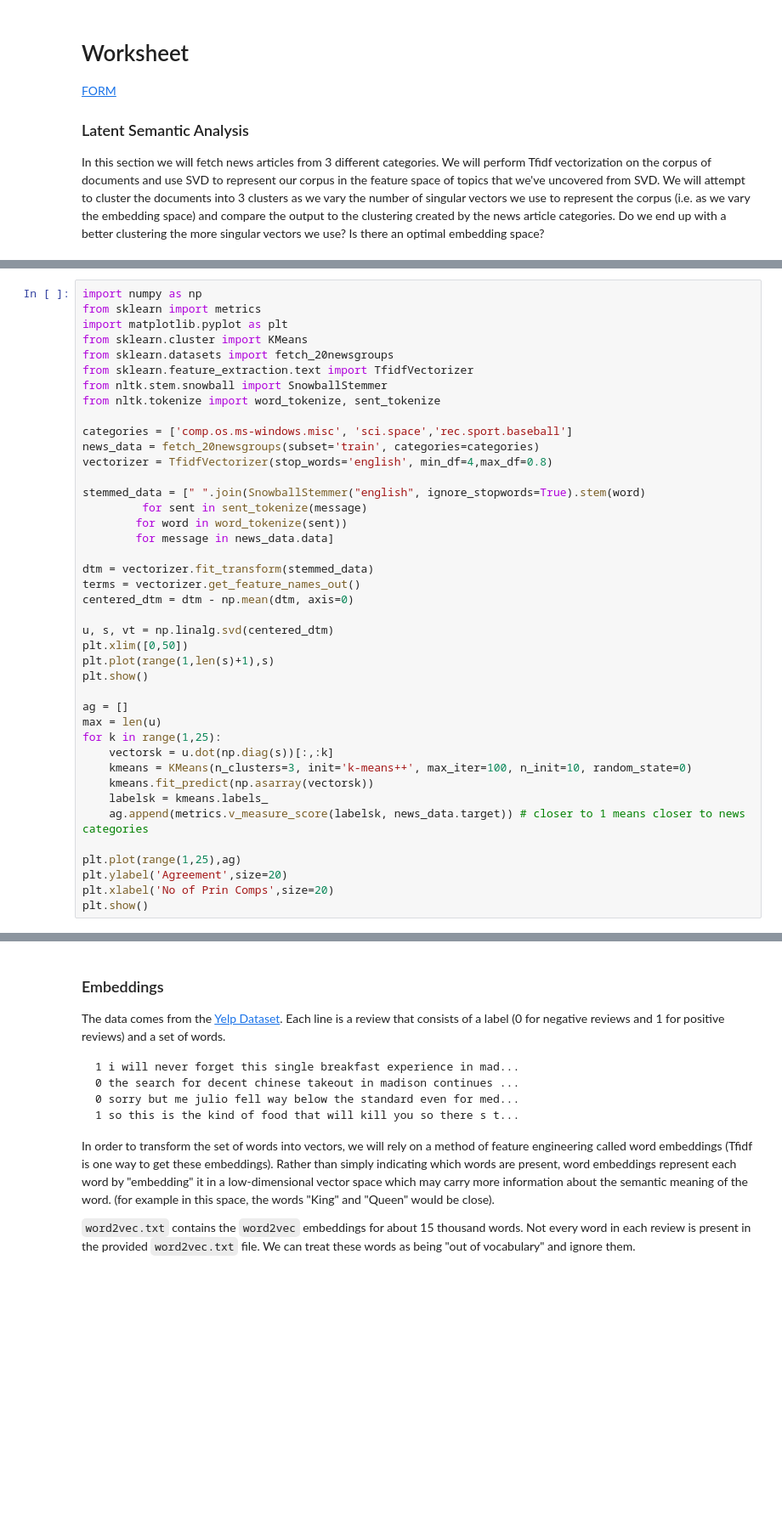
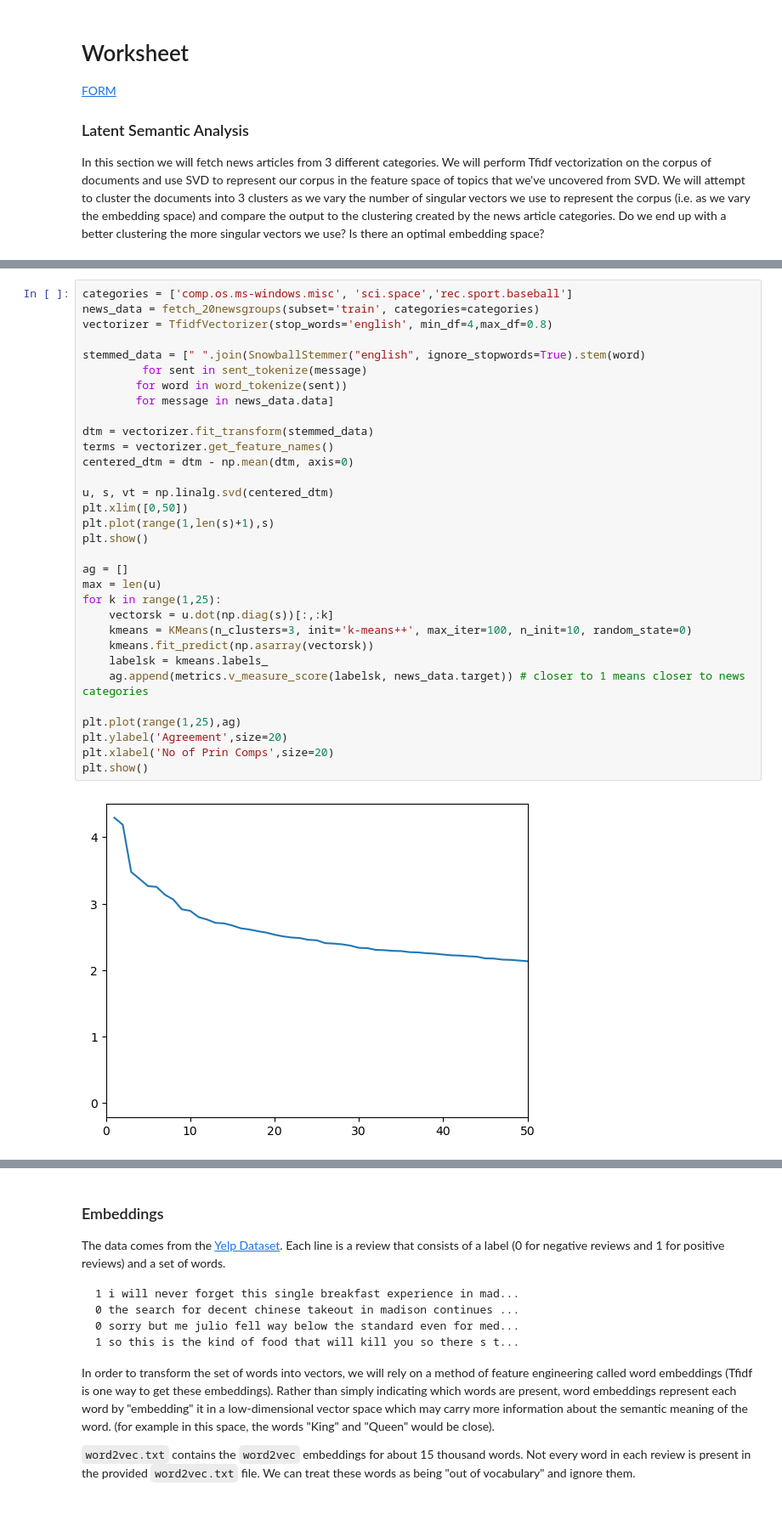
Before and after one commit to gallettilance/CS506-Fall2024, a Jupyter notebook: lecture_08/worksheet_08.ipynb, the cells around one changed output, grey strips where cells are left out. Shown at 85% size. Drawn from its saved outputs; the diff is of its cells as text; blank space fills up the shorter version.

```diff
--- a/lecture_08/worksheet_08.ipynb
+++ b/lecture_08/worksheet_08.ipynb
@@ -9,41 +26,34 @@ In this section we will fetch news articles from 3 different categories. We will
 # %%
-import numpy as np
-from sklearn import metrics
-import matplotlib.pyplot as plt
-from sklearn.cluster import KMeans
-from sklearn.datasets import fetch_20newsgroups
-from sklearn.feature_extraction.text import TfidfVectorizer
-from nltk.stem.snowball import SnowballStemmer
-from nltk.tokenize import word_tokenize, sent_tokenize
-
 categories = ['comp.os.ms-windows.misc', 'sci.space','rec.sport.baseball']
 news_data = fetch_20newsgroups(subset='train', categories=categories)
 vectorizer = TfidfVectorizer(stop_words='english', min_df=4,max_df=0.8)
 
 stemmed_data = [" ".join(SnowballStemmer("english", ignore_stopwords=True).stem(word)
          for sent in sent_tokenize(message)
         for word in word_tokenize(sent))
         for message in news_data.data]
 
 dtm = vectorizer.fit_transform(stemmed_data)
-terms = vectorizer.get_feature_names_out()
+terms = vectorizer.get_feature_names()
 centered_dtm = dtm - np.mean(dtm, axis=0)
 
 u, s, vt = np.linalg.svd(centered_dtm)
 plt.xlim([0,50])
 plt.plot(range(1,len(s)+1),s)
 plt.show()
 
 ag = []
 max = len(u)
 for k in range(1,25):
     vectorsk = u.dot(np.diag(s))[:,:k]
     kmeans = KMeans(n_clusters=3, init='k-means++', max_iter=100, n_init=10, random_state=0)
     kmeans.fit_predict(np.asarray(vectorsk))
     labelsk = kmeans.labels_
     ag.append(metrics.v_measure_score(labelsk, news_data.target)) # closer to 1 means closer to news categories
 
 plt.plot(range(1,25),ag)
 plt.ylabel('Agreement',size=20)
 plt.xlabel('No of Prin Comps',size=20)
 plt.show()
+# %% [output]
+[figure, added]
```
Also changed, not shown: parts of 6 cells of this notebook, 3 other files.
